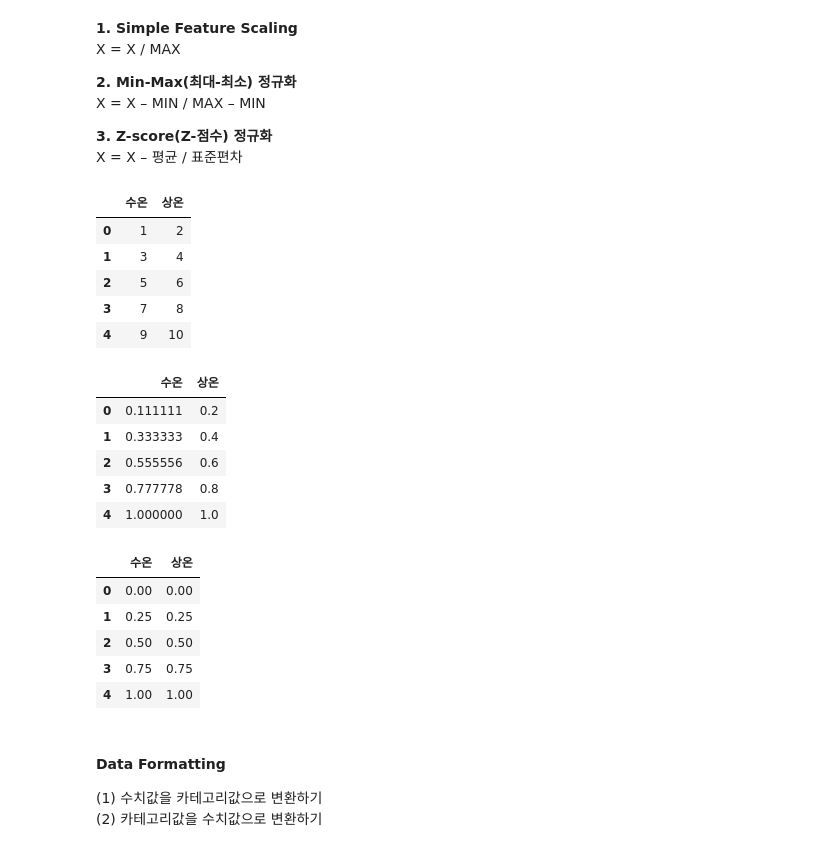
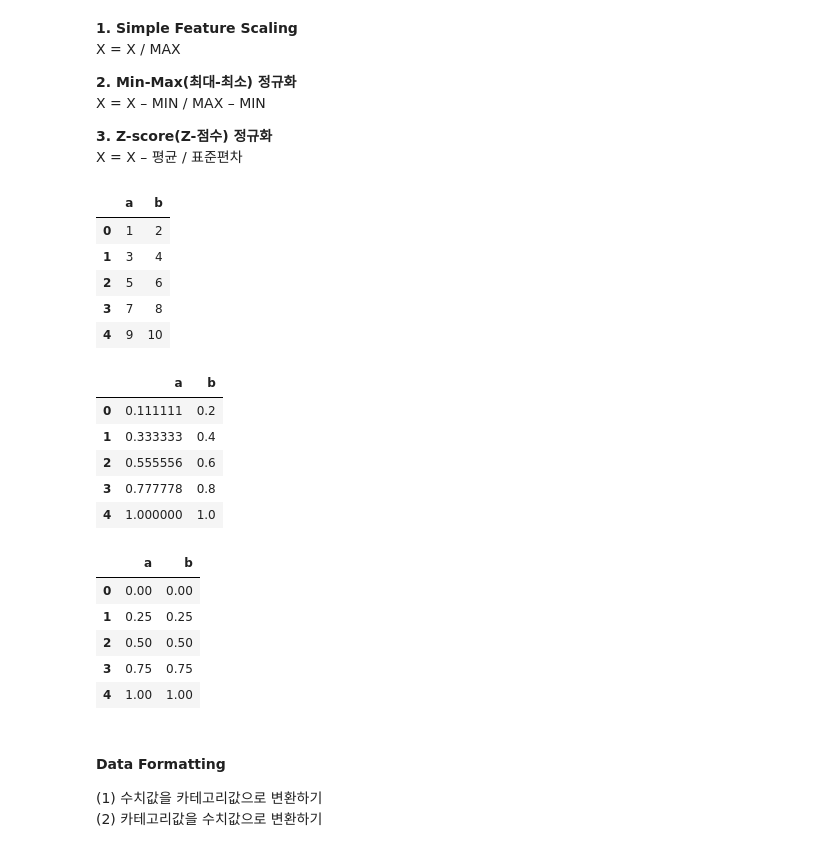
Before and after one commit to da-in/data-analysis-visualization, a Jupyter notebook: Analysis & Visualization/preprocessing.ipynb, the cells around one changed output. Drawn from its saved outputs; the diff is of its cells as text; code cells hidden in the pictures.

```diff
--- a/Analysis & Visualization/preprocessing.ipynb
+++ b/Analysis & Visualization/preprocessing.ipynb
@@ -101,11 +102,11 @@ X = X – 평균 / 표준편차
 # %%
 import pandas as pd
 import numpy as np
 ary = [[1,2], [3,4], [5,6], [7,8],[9,10]]
-data = pd.DataFrame(ary, columns=['수온', '상온'])
+data = pd.DataFrame(ary, columns=['a', 'b'])
 data
 # %% [output]
-|  | 수온 | 상온 |
+|  | a | b |
 | 0 | 1 | 2 |
 | 1 | 3 | 4 |
 | 2 | 5 | 6 |
@@ -113,22 +114,22 @@ data
 | 4 | 9 | 10 |
 # %%
 #Simple Feature Scaling
-data['수온']=data['수온']/data['수온'].max()
-data['상온']=data['상온']/data['상온'].max()
+data['a']=data['a']/data['a'].max()
+data['b']=data['b']/data['b'].max()
 data
 # %% [output]
-|  | 수온 | 상온 |
+|  | a | b |
 | 0 | 0.111111 | 0.2 |
 | 1 | 0.333333 | 0.4 |
 | 2 | 0.555556 | 0.6 |
 | 3 | 0.777778 | 0.8 |
 | 4 | 1.000000 | 1.0 |
 # %%
-data['수온'] = (data['수온']-data['수온'].min())/(data['수온'].max()-data['수온'].min())
-data['상온'] = (data['상온']-data['상온'].min())/(data['상온'].max()-data['상온'].min())
+data['a'] = (data['a']-data['a'].min())/(data['a'].max()-data['a'].min())
+data['b'] = (data['b']-data['b'].min())/(data['b'].max()-data['b'].min())
 data
 # %% [output]
-|  | 수온 | 상온 |
+|  | a | b |
 | 0 | 0.00 | 0.00 |
 | 1 | 0.25 | 0.25 |
 | 2 | 0.50 | 0.50 |
```
Also changed, not shown: parts of 6 cells of this notebook.
